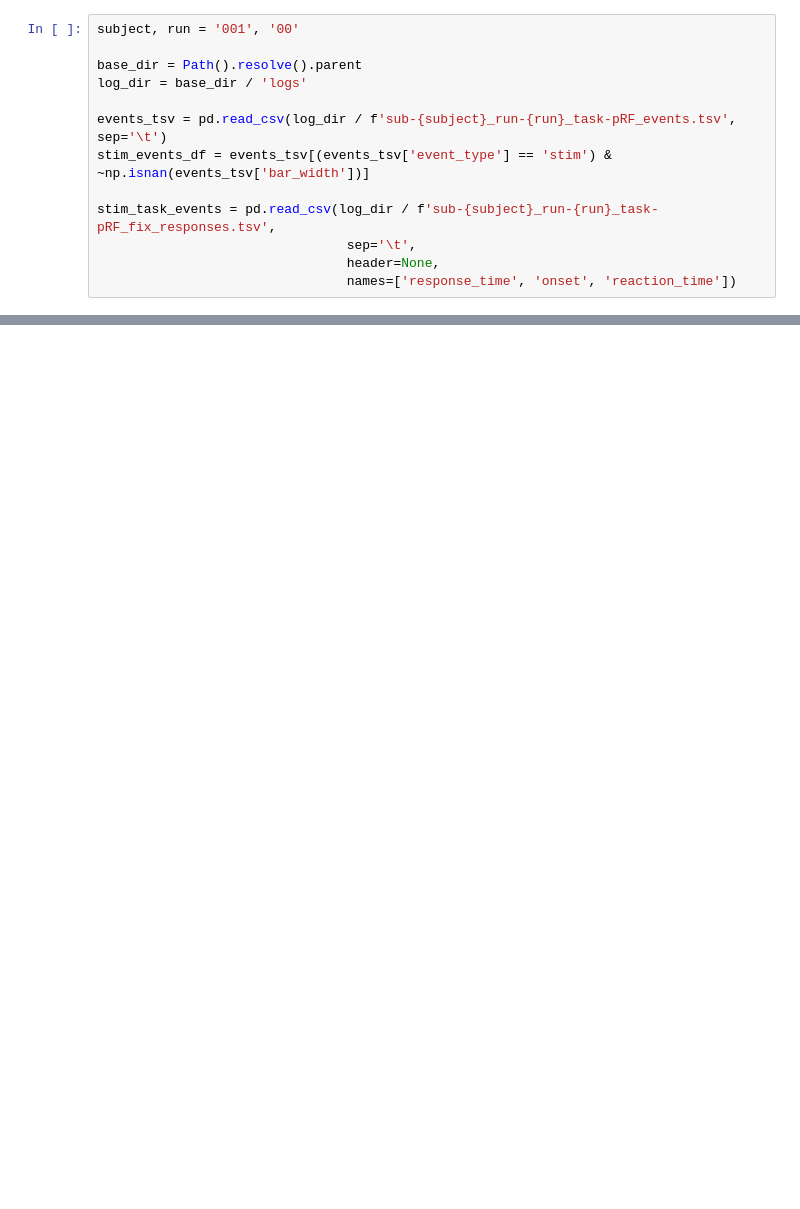
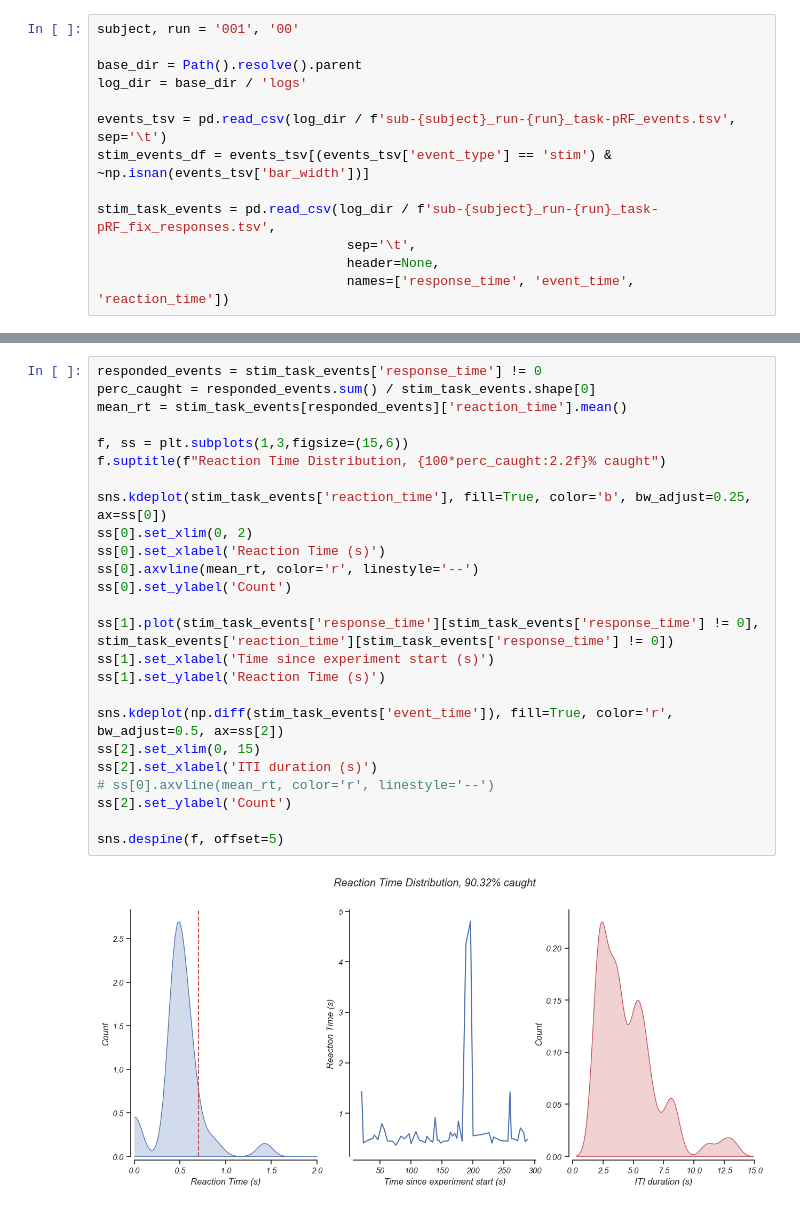
Before and after one commit to c14h19no2/aot_prf_experiment, a Jupyter notebook: notebooks/behavior_check.ipynb, the cells around one changed output, grey strips where cells are left out. Cells and saved outputs as stored; diff of their text form; blank space fills up the shorter version.

```diff
--- a/notebooks/behavior_check.ipynb
+++ b/notebooks/behavior_check.ipynb
@@ -20,5 +28,5 @@ stim_events_df = events_tsv[(events_tsv['event_type'] == 'stim') & ~np.isnan(eve
 stim_task_events = pd.read_csv(log_dir / f'sub-{subject}_run-{run}_task-pRF_fix_responses.tsv',
                                 sep='\t',
                                 header=None,
-                                names=['response_time', 'onset', 'reaction_time'])
+                                names=['response_time', 'event_time', 'reaction_time'])
 # %%
@@ -32,0 +37,27 @@ stim_task_events['onset'][1]
+# %%
+responded_events = stim_task_events['response_time'] != 0
+perc_caught = responded_events.sum() / stim_task_events.shape[0]
+mean_rt = stim_task_events[responded_events]['reaction_time'].mean()
+
+f, ss = plt.subplots(1,3,figsize=(15,6))
+f.suptitle(f"Reaction Time Distribution, {100*perc_caught:2.2f}% caught")
+
+sns.kdeplot(stim_task_events['reaction_time'], fill=True, color='b', bw_adjust=0.25, ax=ss[0])
+ss[0].set_xlim(0, 2)
+ss[0].set_xlabel('Reaction Time (s)')
+ss[0].axvline(mean_rt, color='r', linestyle='--')
+ss[0].set_ylabel('Count')
+
+ss[1].plot(stim_task_events['response_time'][stim_task_events['response_time'] != 0], stim_task_events['reaction_time'][stim_task_events['response_time'] != 0])
+ss[1].set_xlabel('Time since experiment start (s)')
+ss[1].set_ylabel('Reaction Time (s)')
+
+sns.kdeplot(np.diff(stim_task_events['event_time']), fill=True, color='r', bw_adjust=0.5, ax=ss[2])
+ss[2].set_xlim(0, 15)
+ss[2].set_xlabel('ITI duration (s)')
+# ss[0].axvline(mean_rt, color='r', linestyle='--')
+ss[2].set_ylabel('Count')
+
+sns.despine(f, offset=5)
+# %% [output]
+[figure, added]
```
Also changed, not shown: parts of 3 cells of this notebook.
